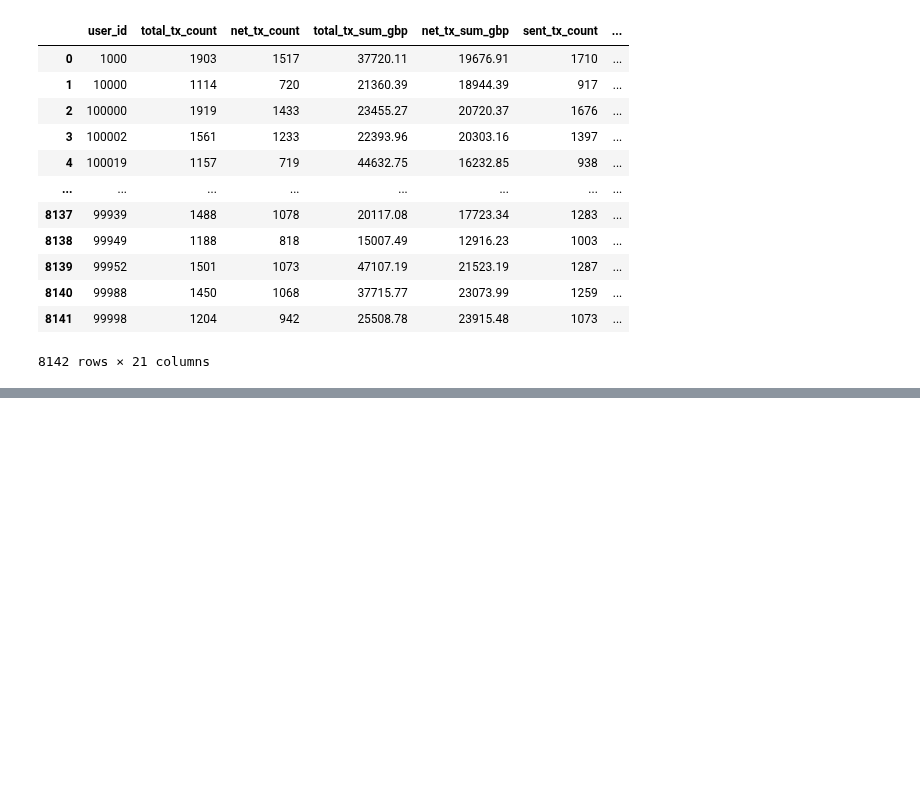
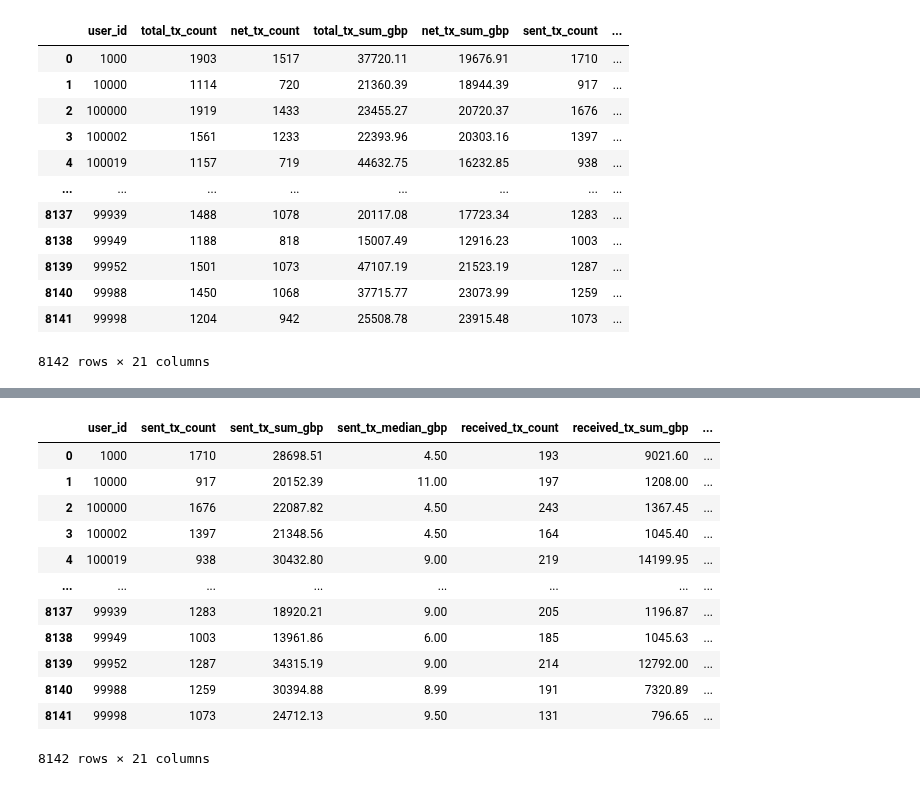
Before and after one commit to UoB-DSMP-2023-24/dsmp-2024-group27, a Jupyter notebook: AnomalyDetection/AnomalyDetectionPerUser.ipynb, the cells around one changed output, grey strips where cells are left out. Saved outputs shown, nothing was run; the diff lists cells and outputs as text; code cells hidden in the pictures; blank space fills up the shorter version.

```diff
--- a/AnomalyDetection/AnomalyDetectionPerUser.ipynb
+++ b/AnomalyDetection/AnomalyDetectionPerUser.ipynb
@@ -39,0 +146,34 @@ user_df
+# %%
+import pandas as pd
+
+# Assuming original_df is your DataFrame with transaction data
+# and includes 'from_totally_fake_account' for the account ID
+# and 'monopoly_money_amount' for the transaction amounts
+
+# Step 1: Calculate the mean transaction amount for each account
+mean_spending = original_df.groupby('from_totally_fake_account')['monopoly_money_amount'].mean().reset_index()
+
+# Rename the columns for clarity
+mean_spending.columns = ['from_totally_fake_account', 'sent_tx_mean_gbp']
+
+# Example merge operation (assuming mean_spending and user_df are already defined)
+user_df_updated = pd.merge(user_df_updated, mean_spending, how='left', left_on='user_id', right_on='from_totally_fake_account')
+
+# Drop the 'from_totally_fake_account' column to avoid redundancy
+user_df_updated.drop(columns=['from_totally_fake_account'], inplace=True)
+# %%
+user_df_updated
+# %% [output]
+|  | user_id | sent_tx_count | sent_tx_sum_gbp | sent_tx_median_gbp | received_tx_count | received_tx_sum_gbp | ... |
+| 0 | 1000 | 1710 | 28698.51 | 4.50 | 193 | 9021.60 | ... |
+| 1 | 10000 | 917 | 20152.39 | 11.00 | 197 | 1208.00 | ... |
+| 2 | 100000 | 1676 | 22087.82 | 4.50 | 243 | 1367.45 | ... |
+| 3 | 100002 | 1397 | 21348.56 | 4.50 | 164 | 1045.40 | ... |
+| 4 | 100019 | 938 | 30432.80 | 9.00 | 219 | 14199.95 | ... |
+| ... | ... | ... | ... | ... | ... | ... | ... |
+| 8137 | 99939 | 1283 | 18920.21 | 9.00 | 205 | 1196.87 | ... |
+| 8138 | 99949 | 1003 | 13961.86 | 6.00 | 185 | 1045.63 | ... |
+| 8139 | 99952 | 1287 | 34315.19 | 9.00 | 214 | 12792.00 | ... |
+| 8140 | 99988 | 1259 | 30394.88 | 8.99 | 191 | 7320.89 | ... |
+| 8141 | 99998 | 1073 | 24712.13 | 9.50 | 131 | 796.65 | ... |
+8142 rows × 21 columns
```
Also changed, not shown: parts of 7 cells of this notebook, 1 other file.
